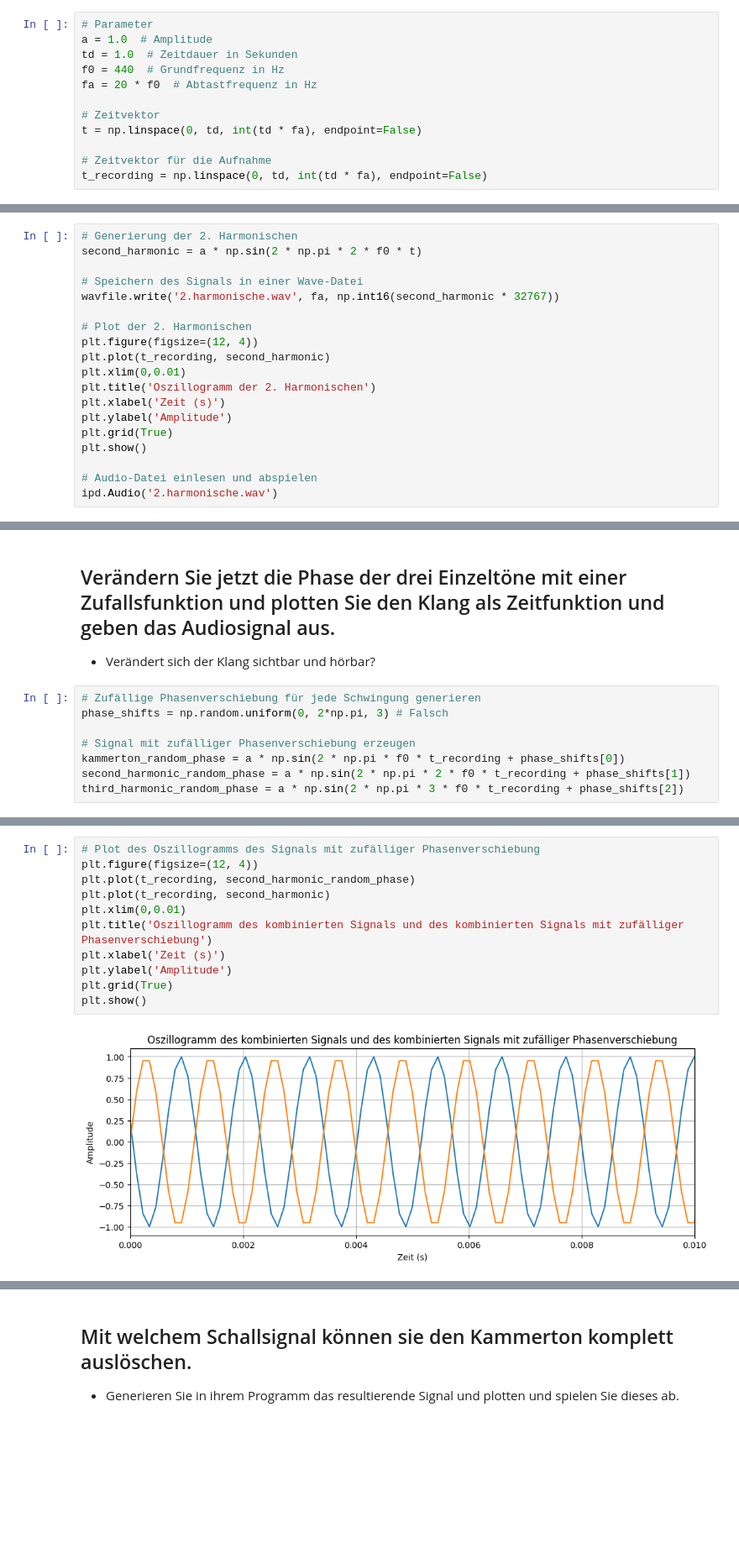
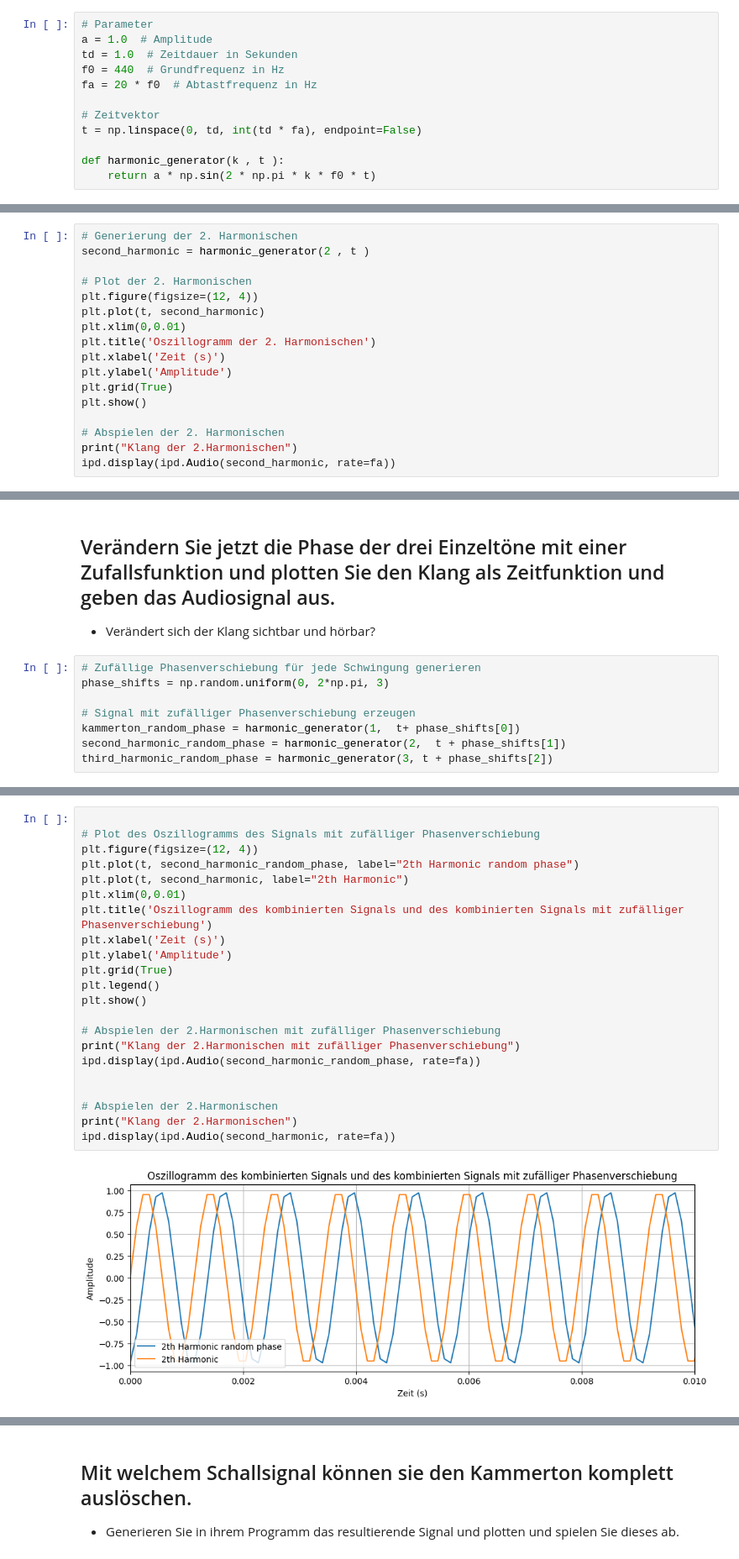
Before and after one commit to JoHoppe/LaborSprache, a Jupyter notebook: Sprachverarbeitung/labor1Überarbeitet.ipynb, the cells around one changed output, grey strips where cells are left out. Shown at 84% size. Cells and saved outputs as stored; diff of their text form; blank space fills up the shorter version.

```diff
--- a/Sprachverarbeitung/labor1Überarbeitet.ipynb
+++ b/Sprachverarbeitung/labor1Überarbeitet.ipynb
@@ -76,7 +62,7 @@ fa = 20 * f0  # Abtastfrequenz in Hz
 # Zeitvektor
 t = np.linspace(0, td, int(td * fa), endpoint=False)
 
-# Zeitvektor für die Aufnahme
-t_recording = np.linspace(0, td, int(td * fa), endpoint=False)
+def harmonic_generator(k , t ):
+    return a * np.sin(2 * np.pi * k * f0 * t)
 # %%
 # Generierung des Kammertons
@@ -102,14 +87,11 @@ ipd.Audio('kammernton.wav')
 [interactive output not drawn]
 # %%
 # Generierung der 2. Harmonischen
-second_harmonic = a * np.sin(2 * np.pi * 2 * f0 * t)
-
-# Speichern des Signals in einer Wave-Datei
-wavfile.write('2.harmonische.wav', fa, np.int16(second_harmonic * 32767))
+second_harmonic = harmonic_generator(2 , t )
 
 # Plot der 2. Harmonischen
 plt.figure(figsize=(12, 4))
-plt.plot(t_recording, second_harmonic)
+plt.plot(t, second_harmonic)
 plt.xlim(0,0.01)
 plt.title('Oszillogramm der 2. Harmonischen')
 plt.xlabel('Zeit (s)')
@@ -117,7 +99,8 @@ plt.ylabel('Amplitude')
 plt.grid(True)
 plt.show()
 
-# Audio-Datei einlesen und abspielen
-ipd.Audio('2.harmonische.wav')
+# Abspielen der 2. Harmonischen
+print("Klang der 2.Harmonischen")
+ipd.display(ipd.Audio(second_harmonic, rate=fa))
 # %% [output]
 [figure]
@@ -174,9 +161,9 @@ plt.show()
 - Verändert sich der Klang sichtbar und hörbar?
 # %%
 # Zufällige Phasenverschiebung für jede Schwingung generieren
-phase_shifts = np.random.uniform(0, 2*np.pi, 3) # Falsch
+phase_shifts = np.random.uniform(0, 2*np.pi, 3)
 
 # Signal mit zufälliger Phasenverschiebung erzeugen
-kammerton_random_phase = a * np.sin(2 * np.pi * f0 * t_recording + phase_shifts[0])
-second_harmonic_random_phase = a * np.sin(2 * np.pi * 2 * f0 * t_recording + phase_shifts[1])
-third_harmonic_random_phase = a * np.sin(2 * np.pi * 3 * f0 * t_recording + phase_shifts[2])
+kammerton_random_phase = harmonic_generator(1,  t+ phase_shifts[0])
+second_harmonic_random_phase = harmonic_generator(2,  t + phase_shifts[1])
+third_harmonic_random_phase = harmonic_generator(3, t + phase_shifts[2])
@@ -222,13 +197,24 @@ ipd.Audio('2.harmonische.wav')
 # %%
+
 # Plot des Oszillogramms des Signals mit zufälliger Phasenverschiebung
 plt.figure(figsize=(12, 4))
-plt.plot(t_recording, second_harmonic_random_phase)
-plt.plot(t_recording, second_harmonic)
+plt.plot(t, second_harmonic_random_phase, label="2th Harmonic random phase")
+plt.plot(t, second_harmonic, label="2th Harmonic")
 plt.xlim(0,0.01)
 plt.title('Oszillogramm des kombinierten Signals und des kombinierten Signals mit zufälliger Phasenverschiebung')
 plt.xlabel('Zeit (s)')
 plt.ylabel('Amplitude')
 plt.grid(True)
+plt.legend()
 plt.show()
+
+# Abspielen der 2.Harmonischen mit zufälliger Phasenverschiebung
+print("Klang der 2.Harmonischen mit zufälliger Phasenverschiebung")
+ipd.display(ipd.Audio(second_harmonic_random_phase, rate=fa))
+
+
+# Abspielen der 2.Harmonischen
+print("Klang der 2.Harmonischen")
+ipd.display(ipd.Audio(second_harmonic, rate=fa))
 # %% [output]
-[figure, old version]
+[figure, new version]
```
Also changed, not shown: parts of 32 cells of this notebook, 19 other files.
